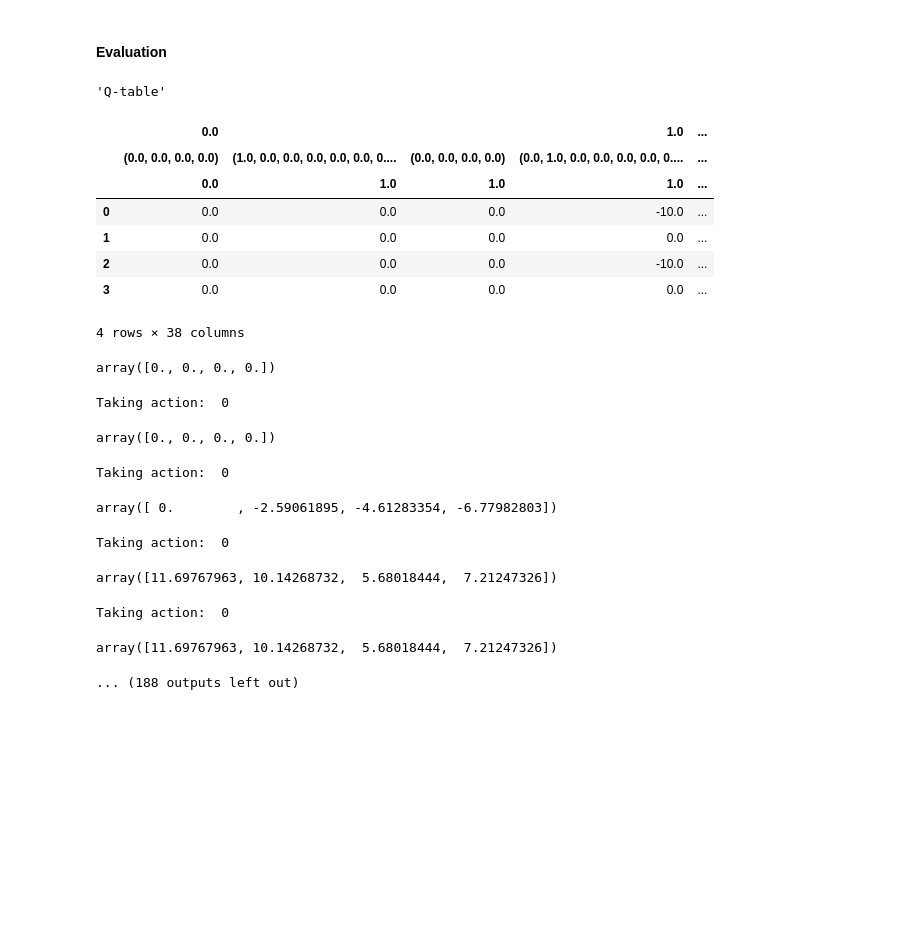
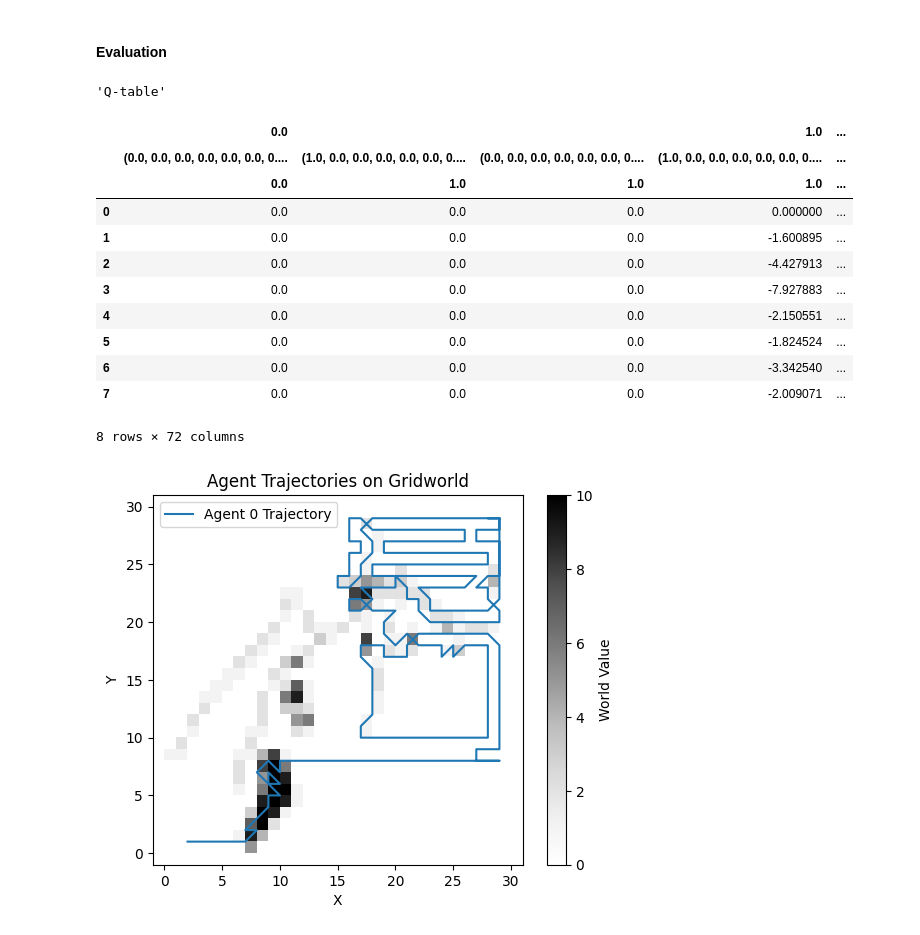
Before and after one commit to TheJoboReal/Bachelor, a Jupyter notebook: src/gym simple.ipynb, the cells around one changed output. Cells and saved outputs as stored; diff of their text form; code cells hidden in the pictures; blank space fills up the shorter version.

Commit message:
added map as overlay to trajectory plot

```diff
--- a/src/gym simple.ipynb
+++ b/src/gym simple.ipynb
@@ -17,7 +17,7 @@ from tqdm.notebook import tqdm
 import pandas as pd
 from collections import defaultdict
 
-N_EPISODES = 10000
+N_EPISODES = 6000
 UPDATE_STEP = 1     # Update q_values after each step
 BETA = 0.6
 ALPHA = 0.1
@@ -555,20 +555,32 @@ class swarm:
         plt.legend()
         plt.show()
 
-    def plot_trajectories(self):
-        # Static plot of all agent trajectories in different colors
+    def plot_trajectories(self, train_env):
+        world_map = train_env.world  # Assuming this is a 2D numpy array representing the grid
+
         plt.figure()
+
+        # Plot the gridworld map as a background
+        plt.imshow(
+            world_map.T,            # Transpose for correct orientation
+            origin="lower",
+            cmap="Greys",           # Greyscale for world elements (you can change this)
+            interpolation="nearest",
+            extent=[0, world_map.shape[0], 0, world_map.shape[1]]
+        )
+
         for agent in self.agents:
             trajectory = np.array(agent.trajectory)
-            plt.plot(trajectory[:, 0], trajectory[:, 1], label="Agent %s Trajectory" % agent.agent_id)
+            plt.plot(trajectory[:, 0], trajectory[:, 1], label=f"Agent {agent.agent_id} Trajectory")
 
-        plt.xlim(-1, self.env.size + 1)  # Set limits to prevent resizing
+        plt.xlim(-1, self.env.size + 1)
         plt.ylim(-1, self.env.size + 1)
 
         plt.xlabel("X")
         plt.ylabel("Y")
-        plt.title("Agent Trajectories")
+        plt.title("Agent Trajectories on Gridworld")
         plt.legend()
+        plt.colorbar(label="World Value")  # Optional: to show values in train_env.world
         plt.show()
 # %% [markdown]
 ### Hyperparameters
@@ -646,27 +658,22 @@ swarm1.train_swarm(STEPS)
 # %%
 display("Q-table", pd.DataFrame(agent.q_values))
 swarm1.evaluate_swarm(SIZE*SIZE,10)
-swarm1.plot_trajectories()
+swarm1.plot_trajectories(env)
 swarm1.plot_reward_episode(EVALUATION_STEPS)
 swarm1.plot_revisited(EVALUATION_STEPS)
 # swarm1.plot_info(EVALUATION_STEPS)
 # %% [output]
 'Q-table'
 |  | 0.0 |  |  | 1.0 | ... |
-|  | (0.0, 0.0, 0.0, 0.0) | (1.0, 0.0, 0.0, 0.0, 0.0, 0.0, 0.... | (0.0, 0.0, 0.0, 0.0) | (0.0, 1.0, 0.0, 0.0, 0.0, 0.0, 0.... | ... |
+|  | (0.0, 0.0, 0.0, 0.0, 0.0, 0.0, 0.... | (1.0, 0.0, 0.0, 0.0, 0.0, 0.0, 0.... | (0.0, 0.0, 0.0, 0.0, 0.0, 0.0, 0.... | (1.0, 0.0, 0.0, 0.0, 0.0, 0.0, 0.... | ... |
 |  | 0.0 | 1.0 | 1.0 | 1.0 | ... |
-| 0 | 0.0 | 0.0 | 0.0 | -10.0 | ... |
-| 1 | 0.0 | 0.0 | 0.0 | 0.0 | ... |
-| 2 | 0.0 | 0.0 | 0.0 | -10.0 | ... |
-| 3 | 0.0 | 0.0 | 0.0 | 0.0 | ... |
+| 0 | 0.0 | 0.0 | 0.0 | 0.000000 | ... |
+| 1 | 0.0 | 0.0 | 0.0 | -1.600895 | ... |
+| 2 | 0.0 | 0.0 | 0.0 | -4.427913 | ... |
+| 3 | 0.0 | 0.0 | 0.0 | -7.927883 | ... |
+| 4 | 0.0 | 0.0 | 0.0 | -2.150551 | ... |
+| 5 | 0.0 | 0.0 | 0.0 | -1.824524 | ... |
+| 6 | 0.0 | 0.0 | 0.0 | -3.342540 | ... |
+| 7 | 0.0 | 0.0 | 0.0 | -2.009071 | ... |
-4 rows × 38 columns
+8 rows × 72 columns
-array([0., 0., 0., 0.])
-Taking action:  0
-array([0., 0., 0., 0.])
-Taking action:  0
-array([ 0.        , -2.59061895, -4.61283354, -6.77982803])
-Taking action:  0
-array([11.69767963, 10.14268732,  5.68018444,  7.21247326])
-Taking action:  0
-array([11.69767963, 10.14268732,  5.68018444,  7.21247326])
-... (188 outputs left out)
+[figure, added]
```
Also changed, not shown: parts of 2 cells of this notebook.
